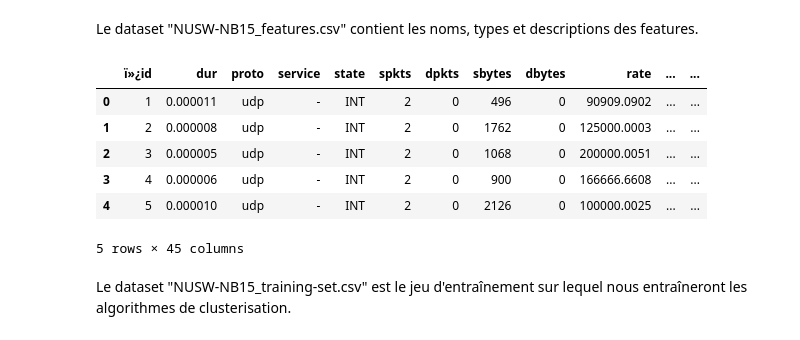
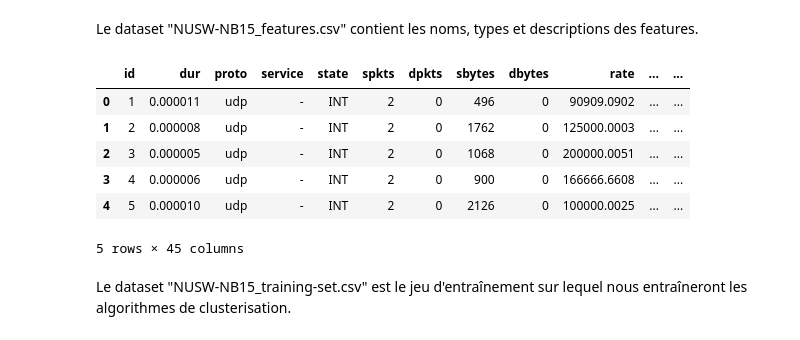
Before and after one commit to titibemo/tp_groupe_soc, a Jupyter notebook: notebooks/01_exploration.ipynb, the cells around one changed output. Drawn from its saved outputs; the diff is of its cells as text; code cells hidden in the pictures.

```diff
--- a/notebooks/01_exploration.ipynb
+++ b/notebooks/01_exploration.ipynb
@@ -44,10 +46,10 @@ df_data_features.head(len(df_data_features))
 # %% [markdown]
 Le dataset "NUSW-NB15_features.csv" contient les noms, types et descriptions des features.
 # %%
-df_data_training_set = pd.read_csv(DATA_TRAINING_SET_PATH, encoding="cp1252")
+df_data_training_set = pd.read_csv(DATA_TRAINING_SET_PATH)
 df_data_training_set.head()
 # %% [output]
-|  | ï»¿id | dur | proto | service | state | spkts | dpkts | sbytes | dbytes | rate | ... | ... |
+|  | id | dur | proto | service | state | spkts | dpkts | sbytes | dbytes | rate | ... | ... |
 | 0 | 1 | 0.000011 | udp | - | INT | 2 | 0 | 496 | 0 | 90909.0902 | ... | ... |
 | 1 | 2 | 0.000008 | udp | - | INT | 2 | 0 | 1762 | 0 | 125000.0003 | ... | ... |
 | 2 | 3 | 0.000005 | udp | - | INT | 2 | 0 | 1068 | 0 | 200000.0051 | ... | ... |
```
Also changed, not shown: parts of 14 cells of this notebook.
